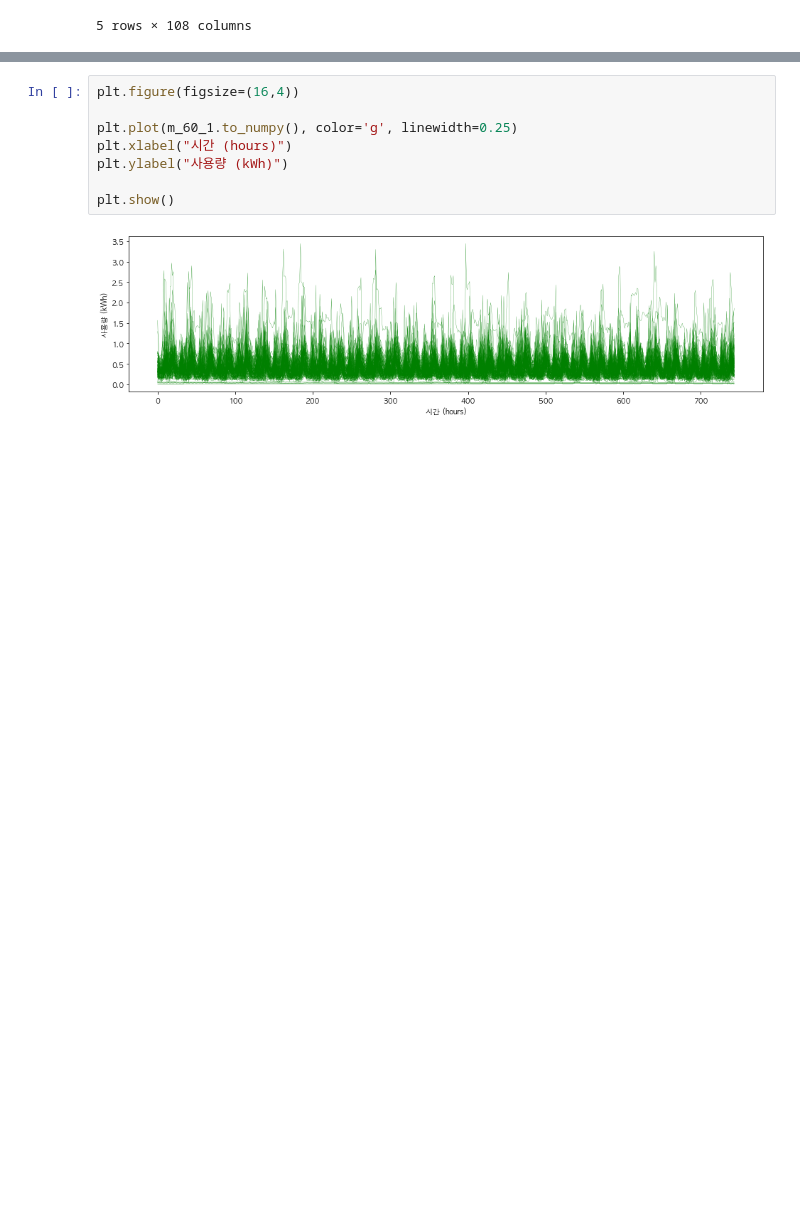
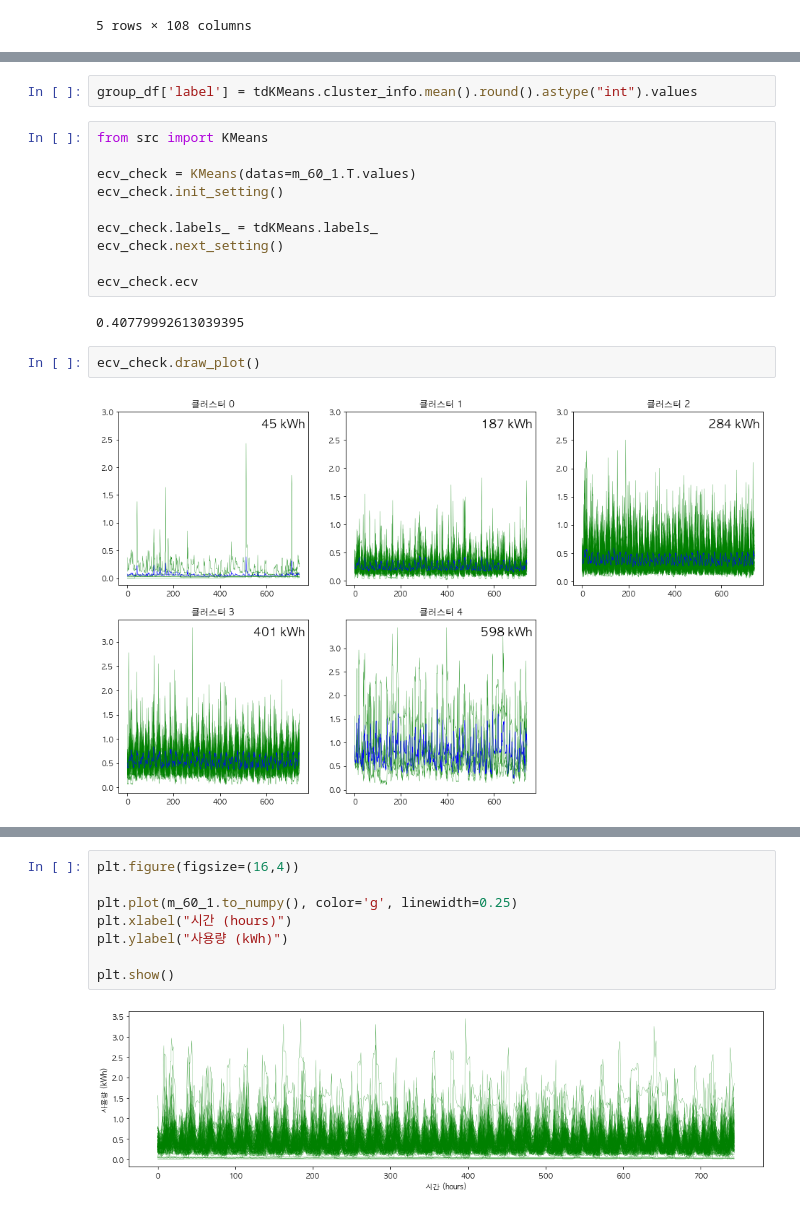
Before and after one commit to formegusto/distribution-public-fee, a Jupyter notebook: pt5.Time Division KMeans.ipynb, the cells around one changed output, grey strips where cells are left out. Drawn from its saved outputs; the diff is of its cells as text; blank space fills up the shorter version.

```diff
--- a/pt5.Time Division KMeans.ipynb
+++ b/pt5.Time Division KMeans.ipynb
@@ -158,0 +221,18 @@ Length: 108, dtype: int64
+# %%
+group_df['label'] = tdKMeans.cluster_info.mean().round().astype("int").values
+# %%
+from src import KMeans
+
+ecv_check = KMeans(datas=m_60_1.T.values)
+ecv_check.init_setting()
+
+ecv_check.labels_ = tdKMeans.labels_
+ecv_check.next_setting()
+
+ecv_check.ecv
+# %% [output]
+0.40779992613039395
+# %%
+ecv_check.draw_plot()
+# %% [output]
+[figure, added]
```
Also changed, not shown: parts of 25 cells of this notebook, 4 other files.
